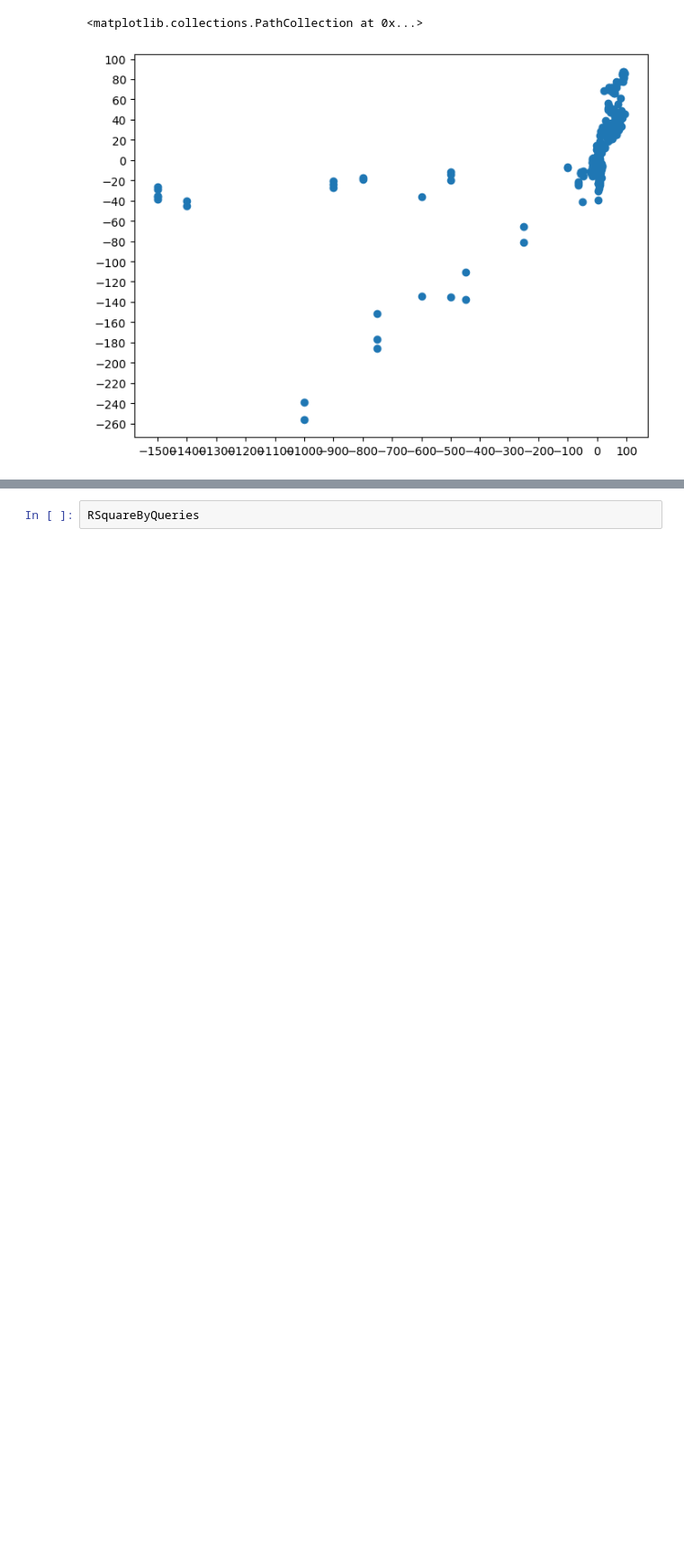
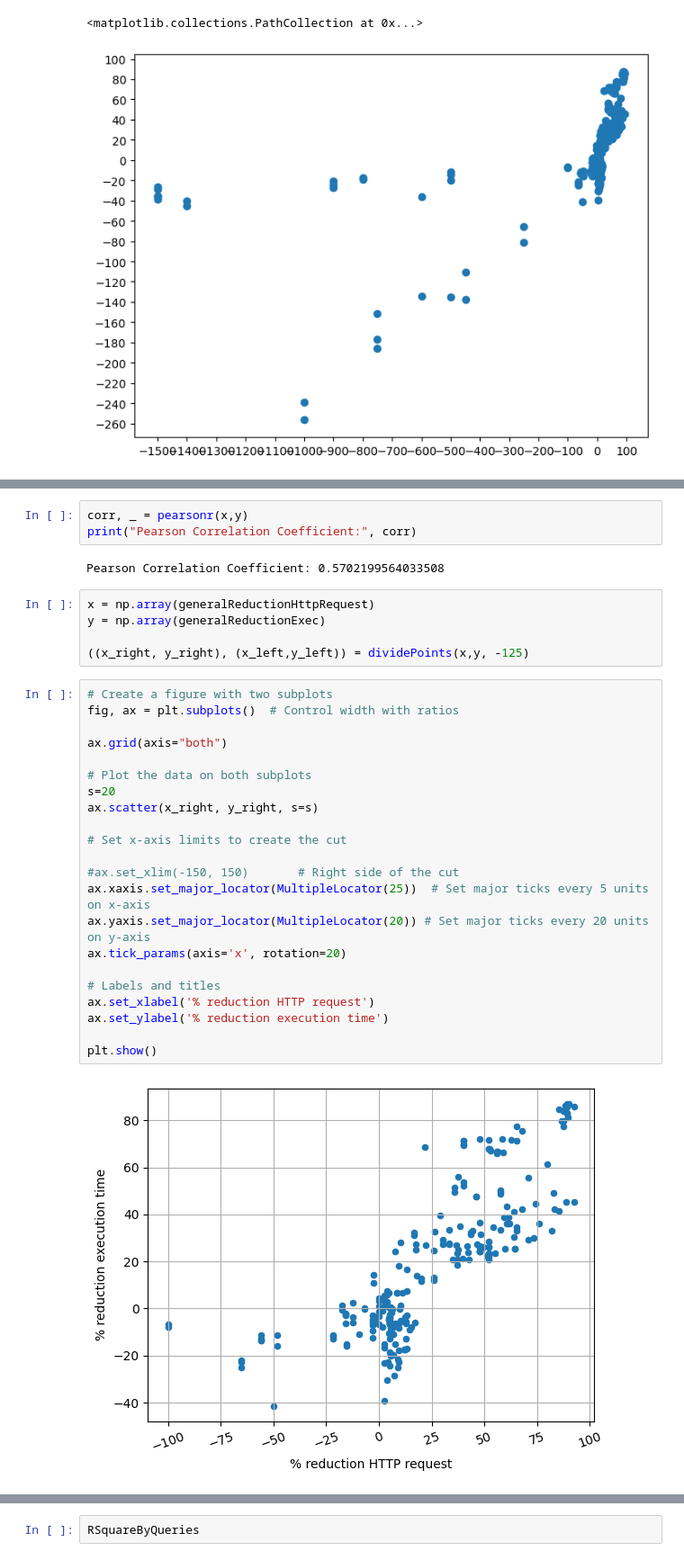
Before and after one commit to shapeIndexComunicaExperiment/analysis, a Jupyter notebook: notebooks/linearity_reduction_rhttp_time.ipynb, the cells around one changed output, grey strips where cells are left out. Shown: that part at 90% size. Saved outputs shown, nothing was run; the diff lists cells and outputs as text; blank space fills up the shorter version.

Commit message:
Correlation between HTTP req and execution time analysis.

```diff
--- a/notebooks/linearity_reduction_rhttp_time.ipynb
+++ b/notebooks/linearity_reduction_rhttp_time.ipynb
@@ -131,0 +150,34 @@ plt.show()
+# %%
+corr, _ = pearsonr(x,y)
+print("Pearson Correlation Coefficient:", corr)
+# %% [output]
+Pearson Correlation Coefficient: 0.5702199564033508
+# %%
+x = np.array(generalReductionHttpRequest)
+y = np.array(generalReductionExec)
+
+((x_right, y_right), (x_left,y_left)) = dividePoints(x,y, -125)
+# %%
+# Create a figure with two subplots
+fig, ax = plt.subplots()  # Control width with ratios
+
+ax.grid(axis="both")
+
+# Plot the data on both subplots
+s=20
+ax.scatter(x_right, y_right, s=s)
+
+# Set x-axis limits to create the cut
+
+#ax.set_xlim(-150, 150)       # Right side of the cut
+ax.xaxis.set_major_locator(MultipleLocator(25))  # Set major ticks every 5 units on x-axis
+ax.yaxis.set_major_locator(MultipleLocator(20)) # Set major ticks every 20 units on y-axis
+ax.tick_params(axis='x', rotation=20)
+
+# Labels and titles
+ax.set_xlabel('% reduction HTTP request')
+ax.set_ylabel('% reduction execution time')
+
+plt.show()
+# %% [output]
+[figure, added]
```
Also changed, not shown: parts of 7 cells of this notebook, 7 other files.
